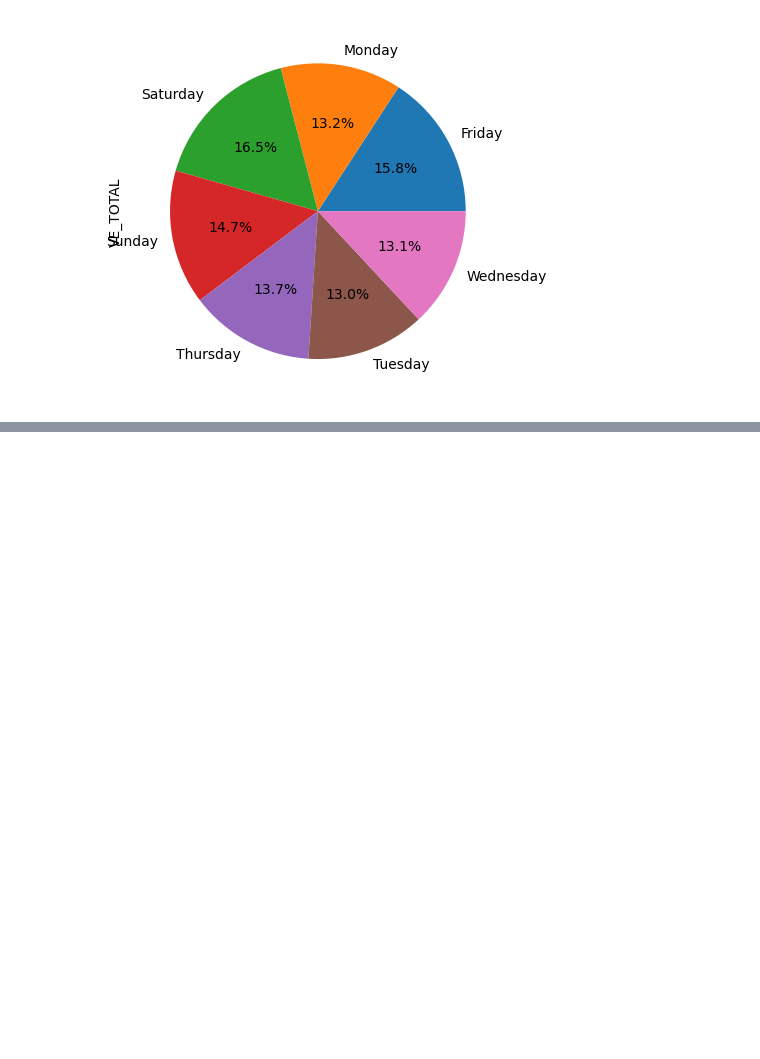
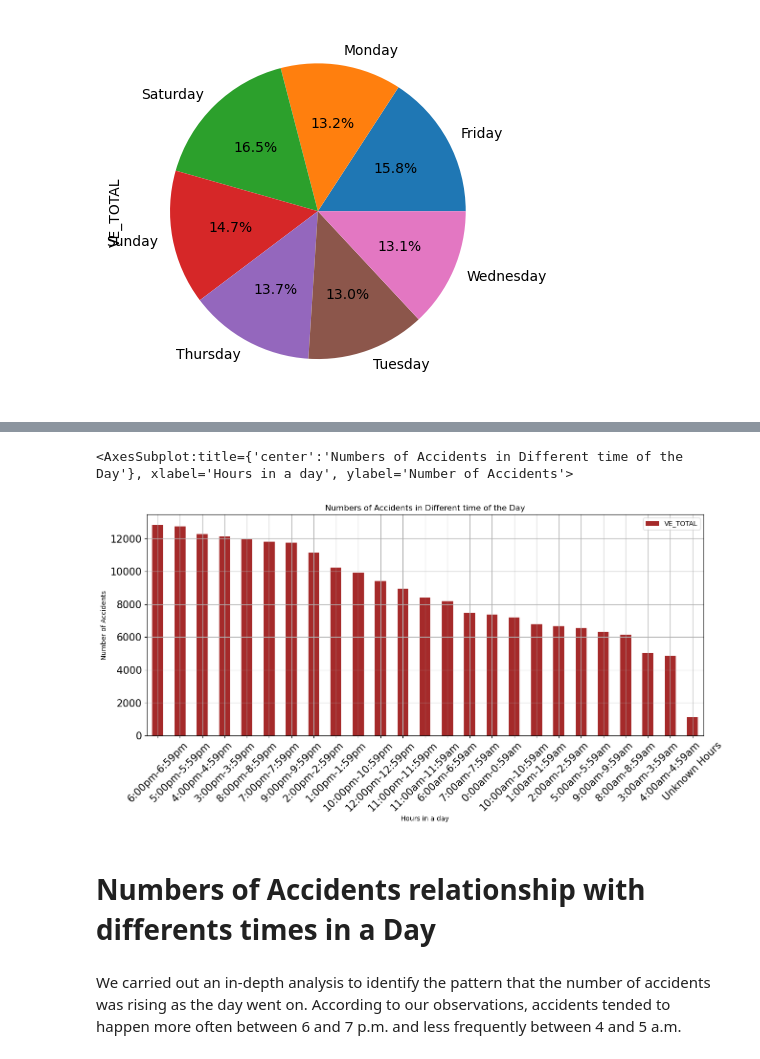
Before and after one commit to Jasneel/WeatherVsAccidents, a Jupyter notebook: main_file_do_not_work_here.ipynb, the cells around one changed output, grey strips where cells are left out. Cells and saved outputs as stored; diff of their text form; code cells hidden in the pictures; blank space fills up the shorter version.

```diff
--- a/main_file_do_not_work_here.ipynb
+++ b/main_file_do_not_work_here.ipynb
@@ -464,0 +487,11 @@ We were able to determine which days of the week had the most and fewest acciden
+# %%
+hour_country = df1.groupby(["HOURNAME"])["VE_TOTAL"].sum()
+hour_country_df = pd.DataFrame(hour_country).sort_values('VE_TOTAL',ascending=False)
+hour_country_df.plot.bar(color = ["brown"], figsize = (15, 6), rot = 45, fontsize = 15, xlabel= "Hours in a Day", ylabel = "Number of Accidents", title = "Numbers of Accidents in Different time of the Day", grid = True)
+# %% [output]
+<AxesSubplot:title={'center':'Numbers of Accidents in Different time of the Day'}, xlabel='Hours in a day', ylabel='Number of Accidents'>
+[figure, added]
+# %% [markdown]
+# Numbers of Accidents relationship with differents times in a Day
+# %% [markdown]
+We carried out an in-depth analysis to identify the pattern that the number of accidents was rising as the day went on. According to our observations, accidents tended to happen more often between 6 and 7 p.m. and less frequently between 4 and 5 a.m.
```
Also changed, not shown: parts of 21 cells of this notebook.
